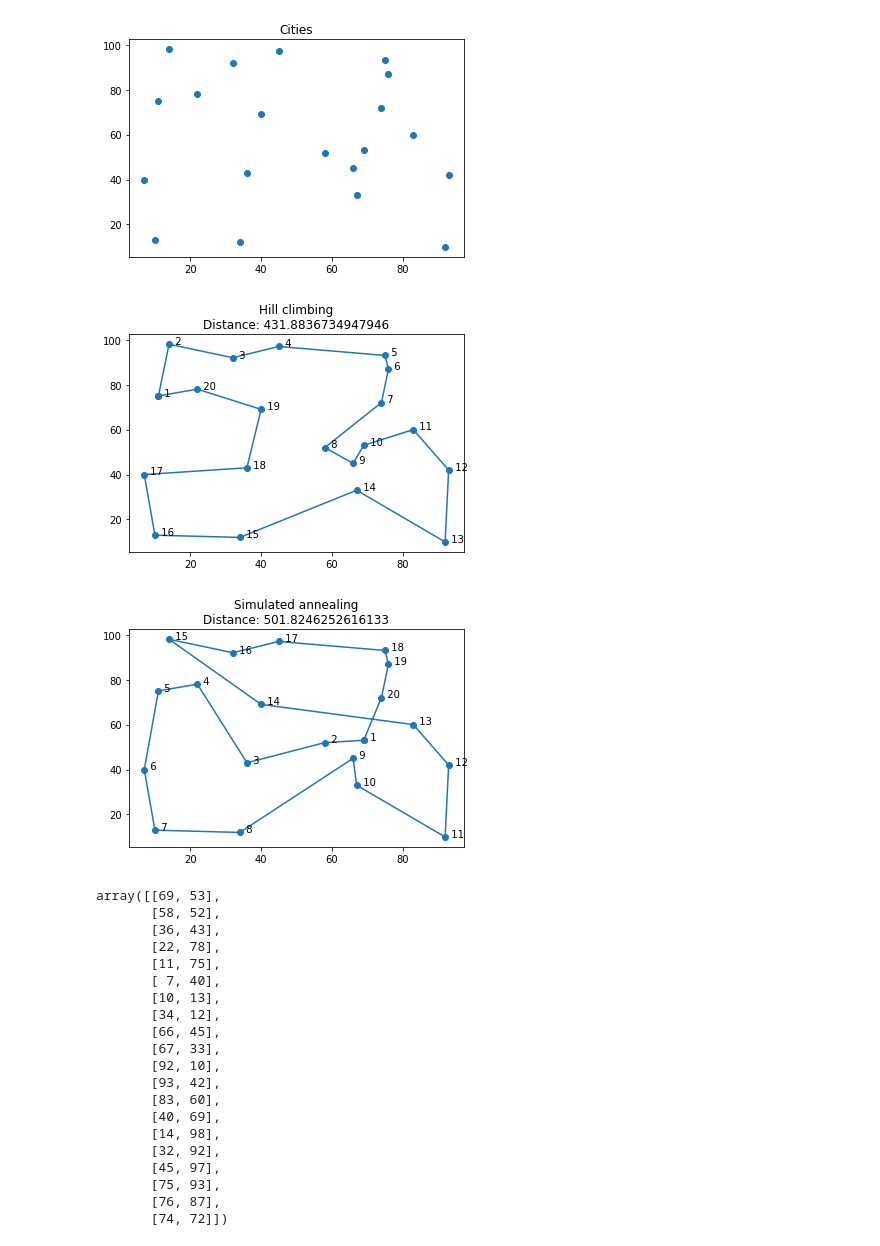
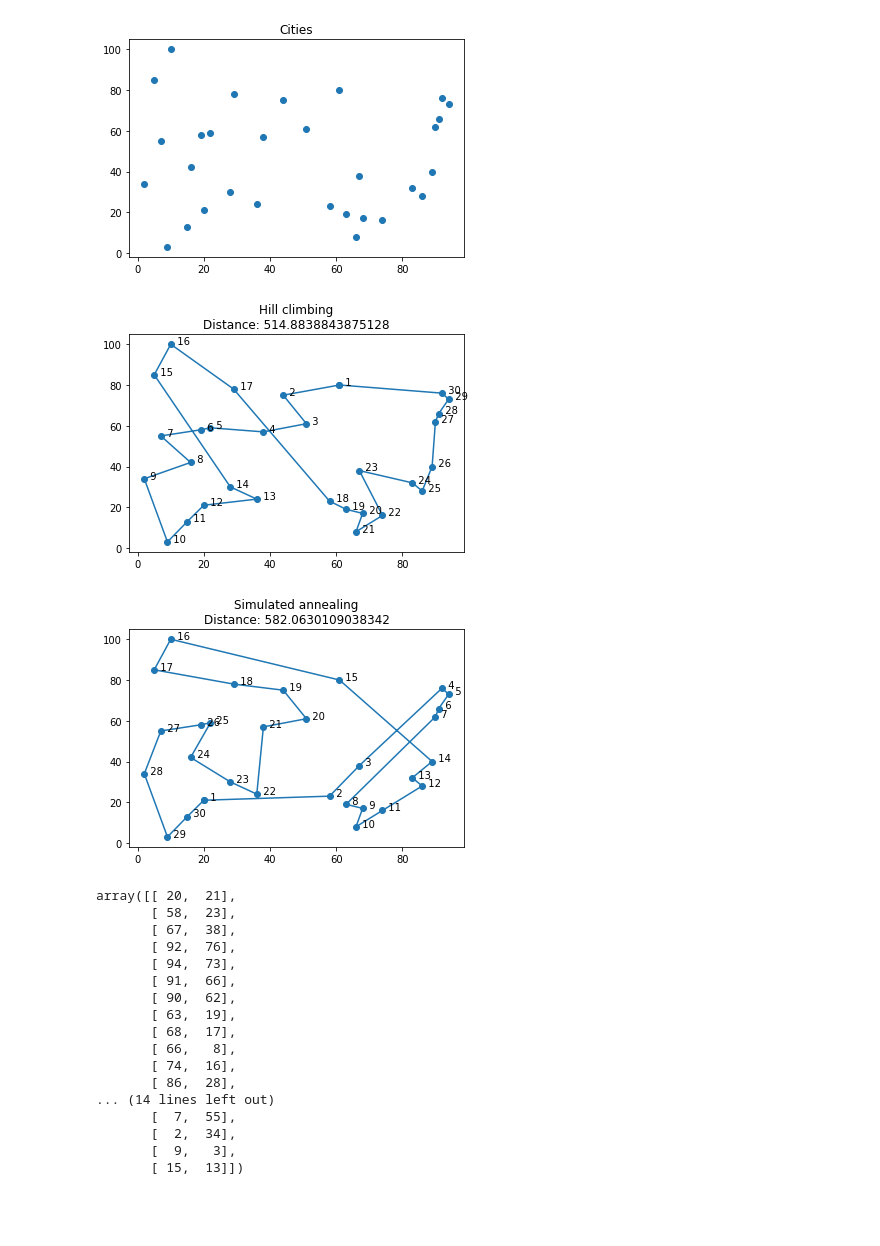
Before and after one commit to Krfld/ISEL-IASC, a Jupyter notebook: Objetivo 2/1.ipynb, the cells around one changed output. Cells and saved outputs as stored; diff of their text form; code cells hidden in the pictures; blank space fills up the shorter version.

```diff
--- a/Objetivo 2/1.ipynb
+++ b/Objetivo 2/1.ipynb
@@ -260,30 +261,27 @@ class TravellingSalesman:
         totalDistance *= -1
         return totalDistance
 # %%
-ts = TravellingSalesman(20)
+ts = TravellingSalesman(30)
 SearchAlgorithms.hillClimbingWithRandomRestart(ts)
 SearchAlgorithms.simulatedAnnealing(ts, SearchAlgorithms.schedule)
 # %% [output]
-[figure, old version]
+[figure, new version]
-[figure, old version]
+[figure, new version]
-[figure, old version]
+[figure, new version]
-array([[69, 53],
-       [58, 52],
-       [36, 43],
-       [22, 78],
-       [11, 75],
-       [ 7, 40],
-       [10, 13],
-       [34, 12],
-       [66, 45],
-       [67, 33],
-       [92, 10],
-       [93, 42],
-       [83, 60],
-       [40, 69],
-       [14, 98],
-       [32, 92],
-       [45, 97],
-       [75, 93],
-       [76, 87],
-       [74, 72]])
+array([[ 20,  21],
+       [ 58,  23],
+       [ 67,  38],
+       [ 92,  76],
+       [ 94,  73],
+       [ 91,  66],
+       [ 90,  62],
+       [ 63,  19],
+       [ 68,  17],
+       [ 66,   8],
+       [ 74,  16],
+       [ 86,  28],
+... (14 lines left out)
+       [  7,  55],
+       [  2,  34],
+       [  9,   3],
+       [ 15,  13]])
```
Also changed, not shown: parts of 2 cells of this notebook, 2 other files.
